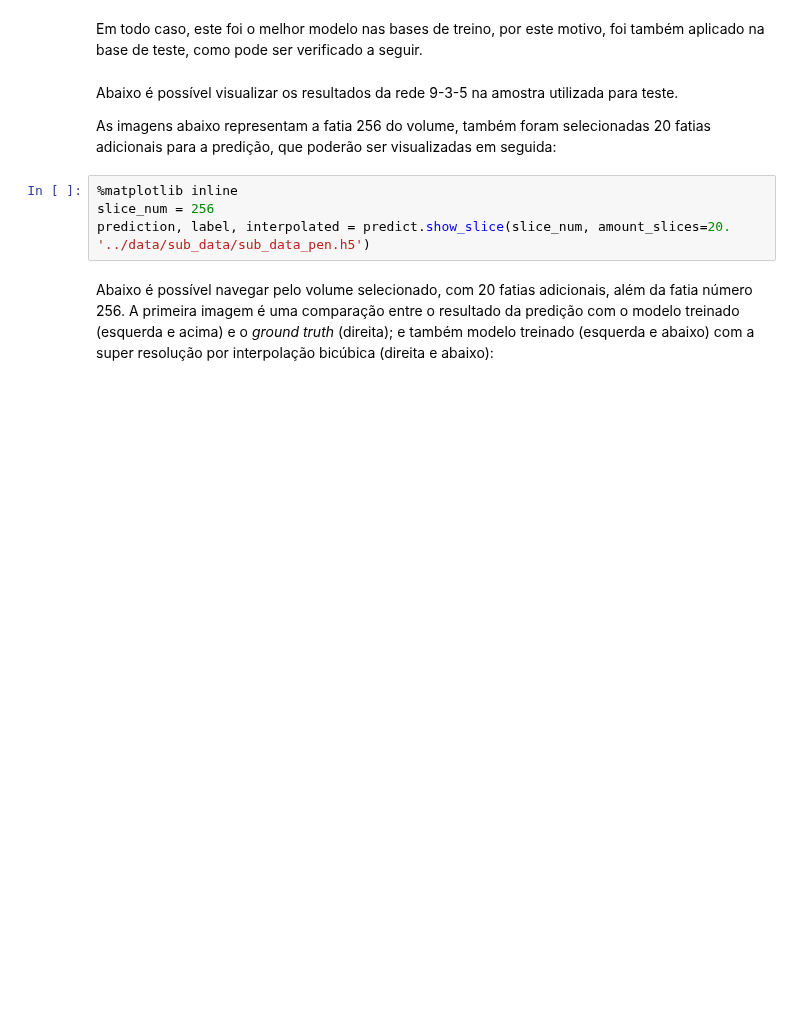
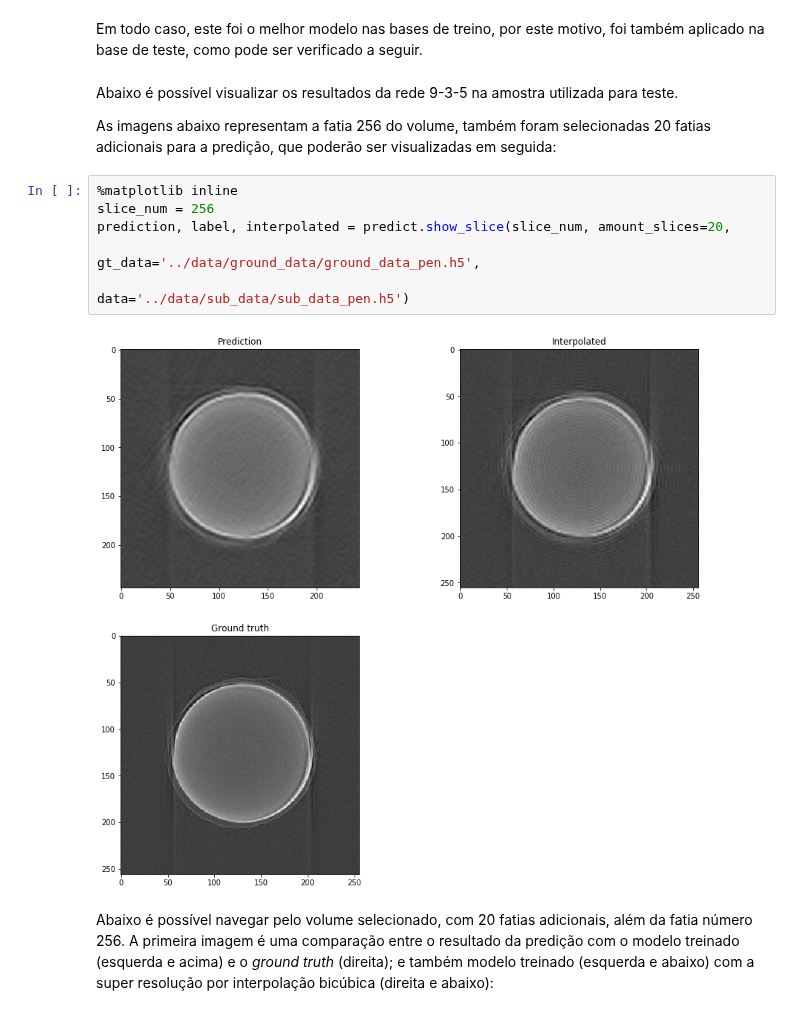
Before and after one commit to ferseiti/reproducibility, a Jupyter notebook: deliver/Final_Version.ipynb, the cells around one changed output. Drawn from its saved outputs; the diff is of its cells as text; blank space fills up the shorter version.

Commit message:
Fixing data visualization
Signed-off-by: Fernando Seiti Furusato <ferseiti@gmail.com>

```diff
--- a/deliver/Final_Version.ipynb
+++ b/deliver/Final_Version.ipynb
@@ -194,7 +203,11 @@ As imagens abaixo representam a fatia 256 do volume, também foram selecionadas
 # %%
 %matplotlib inline
 slice_num = 256
-prediction, label, interpolated = predict.show_slice(slice_num, amount_slices=20. '../data/sub_data/sub_data_pen.h5')
+prediction, label, interpolated = predict.show_slice(slice_num, amount_slices=20,
+                                                     gt_data='../data/ground_data/ground_data_pen.h5',
+                                                     data='../data/sub_data/sub_data_pen.h5')
+# %% [output]
+[figure, added]
 # %% [markdown]
 Abaixo é possível navegar pelo volume selecionado, com 20 fatias adicionais, além da fatia número 256. A primeira imagem é uma comparação entre o resultado da predição com o modelo treinado (esquerda e acima) e o _ground truth_ (direita); e também modelo treinado (esquerda e abaixo) com a super resolução por interpolação bicúbica (direita e abaixo):
 # %%
```
Also changed, not shown: parts of 2 cells of this notebook.
